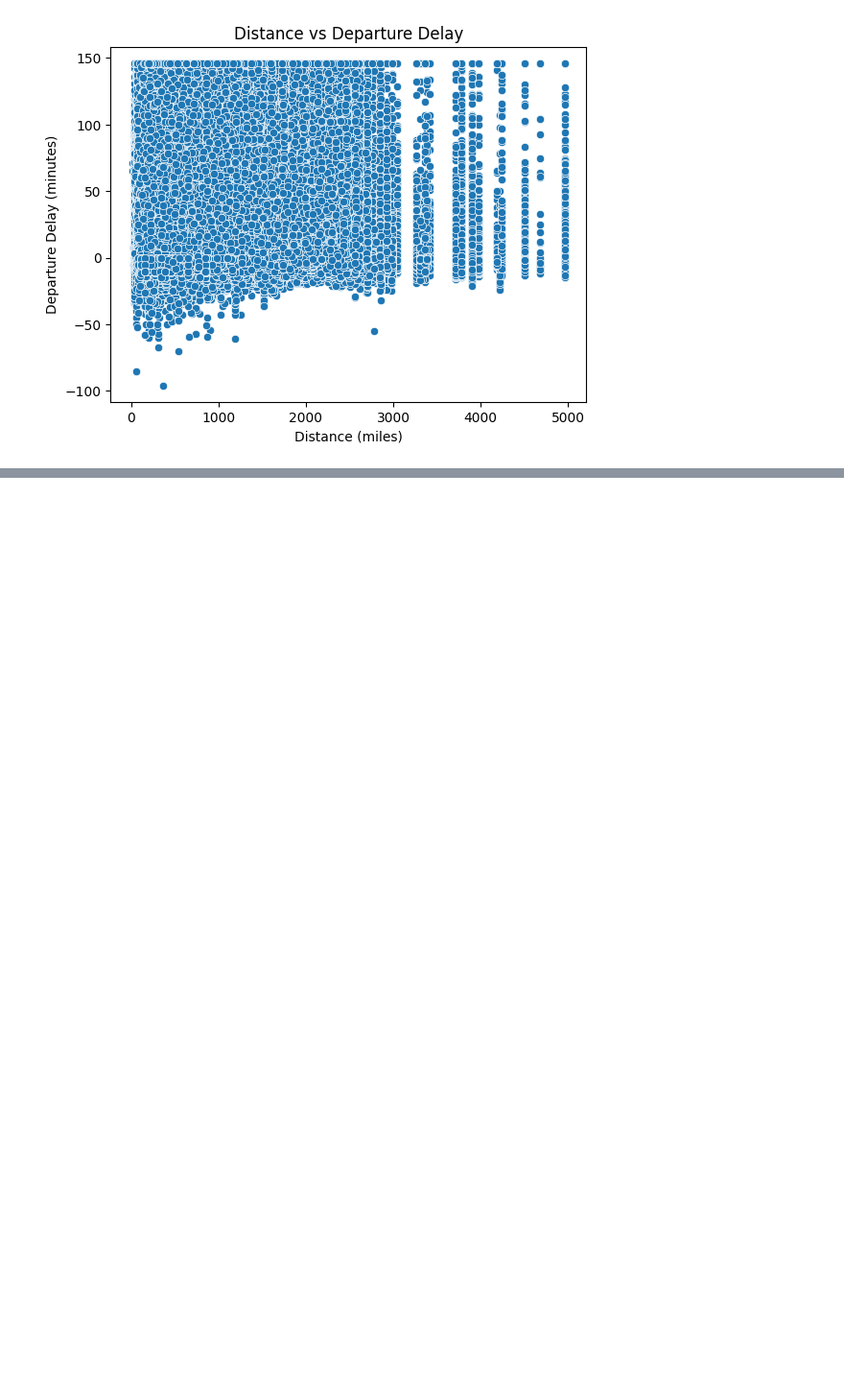
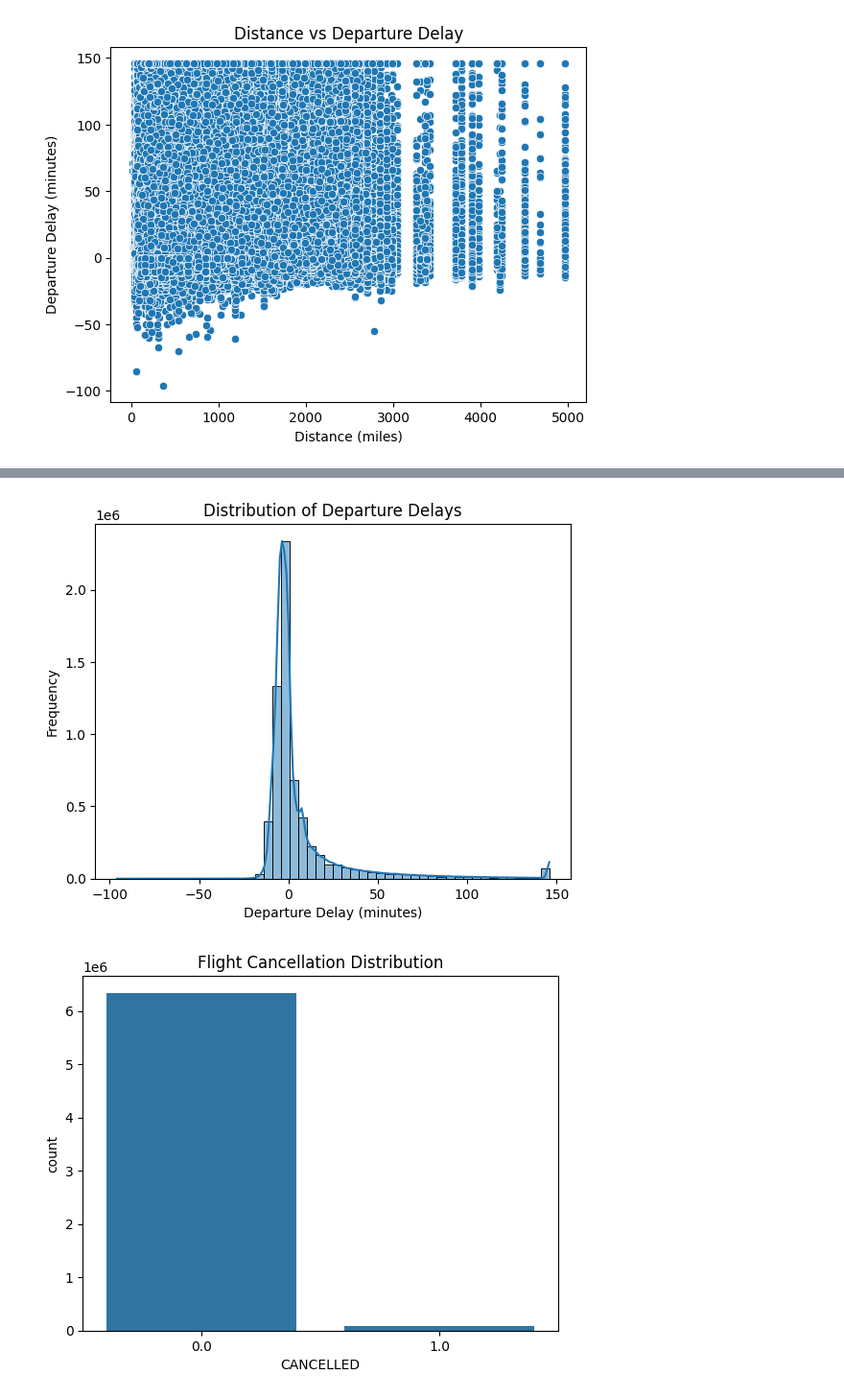
Before and after one commit to kibetamos/ML-zoomcamp-Homework, a Jupyter notebook: Mid_Term/Mid_term.ipynb, the cells around one changed output, grey strips where cells are left out. Shown at 96% size. Drawn from its saved outputs; the diff is of its cells as text; code cells hidden in the pictures; blank space fills up the shorter version.

```diff
--- a/Mid_Term/Mid_term.ipynb
+++ b/Mid_Term/Mid_term.ipynb
@@ -242,0 +316,15 @@ plt.show()
+# %%
+# Visualize the distribution of delays (e.g., DEP_DELAY)
+sns.histplot(df_cleaned['DEP_DELAY'], kde=True, bins=50)
+plt.title('Distribution of Departure Delays')
+plt.xlabel('Departure Delay (minutes)')
+plt.ylabel('Frequency')
+plt.show()
+
+# If the target variable is binary (CANCELLED or DIVERTED), check its distribution
+sns.countplot(x=df_cleaned['CANCELLED'])
+plt.title('Flight Cancellation Distribution')
+plt.show()
+# %% [output]
+[figure, added]
+[figure, added]
```
Also changed, not shown: parts of 9 cells of this notebook.
